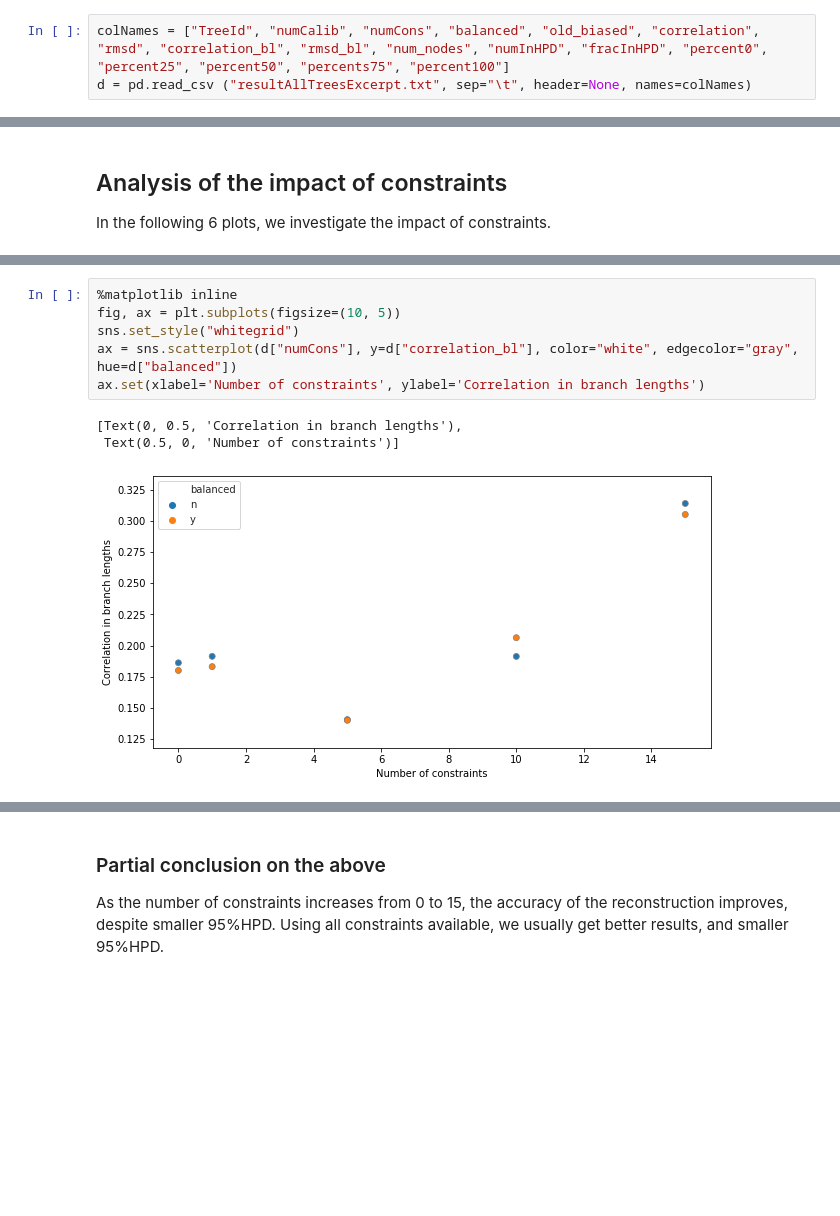
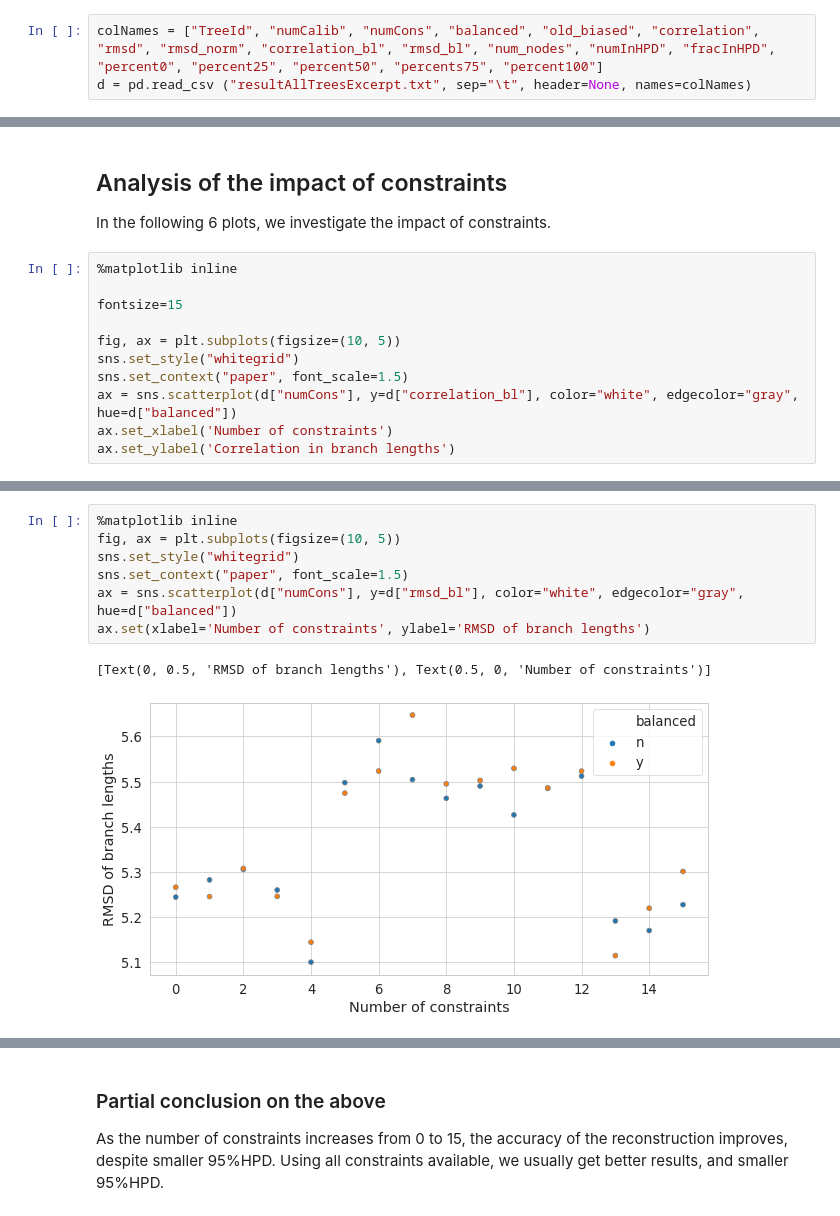
Before and after one commit to Boussau/DatingWithConsAndCal, a Jupyter notebook: Analysis of constraints vs calibrations.ipynb, the cells around one changed output, grey strips where cells are left out. Drawn from its saved outputs; the diff is of its cells as text; blank space fills up the shorter version.

Commit message:
Updated the figures.

```diff
--- a/Analysis of constraints vs calibrations.ipynb
+++ b/Analysis of constraints vs calibrations.ipynb
@@ -111,7 +94,7 @@ for f in files:
 # %% [markdown]
 ## Reading the data
 # %%
-colNames = ["TreeId", "numCalib", "numCons", "balanced", "old_biased", "correlation", "rmsd", "correlation_bl", "rmsd_bl", "num_nodes", "numInHPD", "fracInHPD", "percent0", "percent25", "percent50", "percents75", "percent100"]
+colNames = ["TreeId", "numCalib", "numCons", "balanced", "old_biased", "correlation", "rmsd", "rmsd_norm", "correlation_bl", "rmsd_bl", "num_nodes", "numInHPD", "fracInHPD", "percent0", "percent25", "percent50", "percents75", "percent100"]
 d = pd.read_csv ("resultAllTreesExcerpt.txt", sep="\t", header=None, names=colNames)
 # %%
 print(d.head())
@@ -151,3 +134,14 @@ d.describe()
 # %% [markdown]
 ## Analysis of the impact of constraints
 In the following 6 plots, we investigate the impact of constraints.
+# %%
+%matplotlib inline
+
+fontsize=15
+
+fig, ax = plt.subplots(figsize=(10, 5))
+sns.set_style("whitegrid")
+sns.set_context("paper", font_scale=1.5)
+ax = sns.scatterplot(d["numCons"], y=d["correlation_bl"], color="white", edgecolor="gray", hue=d["balanced"])
+ax.set_xlabel('Number of constraints')
+ax.set_ylabel('Correlation in branch lengths')
@@ -154,13 +151,13 @@ In the following 6 plots, we investigate the impact of constraints.
 # %%
 %matplotlib inline
 fig, ax = plt.subplots(figsize=(10, 5))
 sns.set_style("whitegrid")
-ax = sns.scatterplot(d["numCons"], y=d["correlation_bl"], color="white", edgecolor="gray", hue=d["balanced"])
-ax.set(xlabel='Number of constraints', ylabel='Correlation in branch lengths')
+sns.set_context("paper", font_scale=1.5)
+ax = sns.scatterplot(d["numCons"], y=d["rmsd_bl"], color="white", edgecolor="gray", hue=d["balanced"])
+ax.set(xlabel='Number of constraints', ylabel='RMSD of branch lengths')
 # %% [output]
-[Text(0, 0.5, 'Correlation in branch lengths'),
- Text(0.5, 0, 'Number of constraints')]
+[Text(0, 0.5, 'RMSD of branch lengths'), Text(0.5, 0, 'Number of constraints')]
-[figure, old version]
+[figure, new version]
 # %%
 %matplotlib inline
 fig, ax = plt.subplots(figsize=(10, 5))
```
Also changed, not shown: parts of 29 cells of this notebook.
